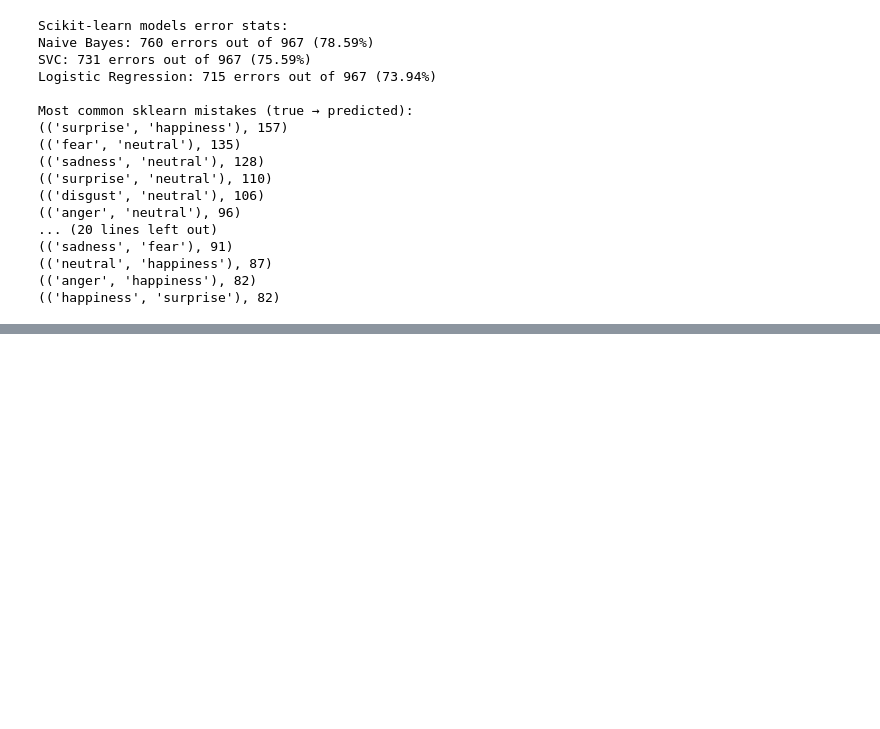
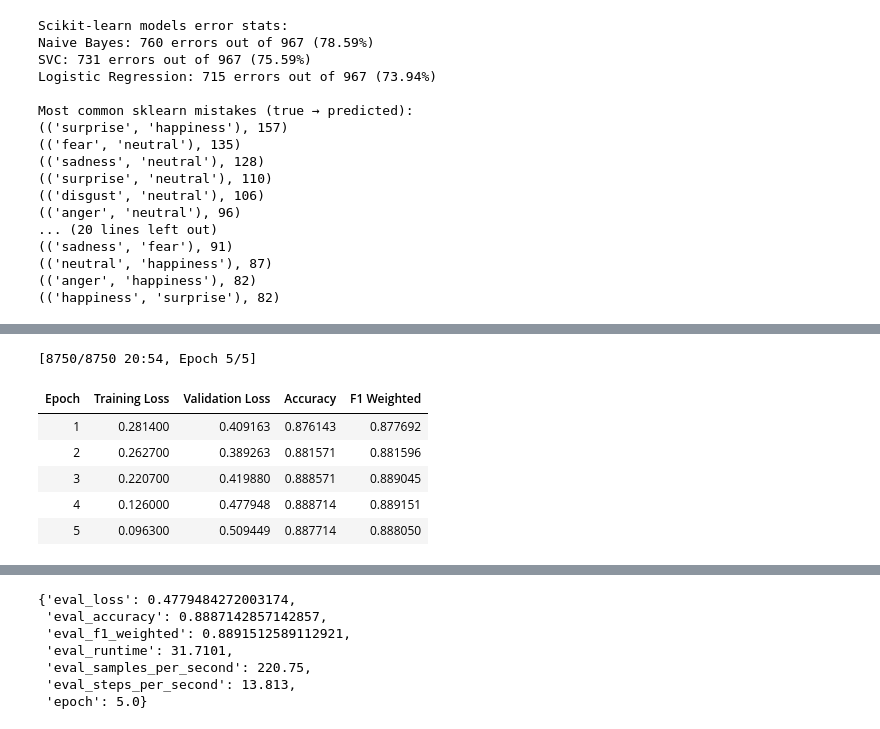
Before and after one commit to dafaqboomduck/nlp-project, a Jupyter notebook: Notebooks/Model-Iterations.ipynb, the cells around one changed output, grey strips where cells are left out. Cells and saved outputs as stored; diff of their text form; code cells hidden in the pictures; blank space fills up the shorter version.

```diff
--- a/Notebooks/Model-Iterations.ipynb
+++ b/Notebooks/Model-Iterations.ipynb
@@ -1172,0 +1224,9 @@ Most common sklearn mistakes (true → predicted):
+# %%
+train_df = pd.DataFrame({"text": X_train, "label": y_train})
+test_df = pd.DataFrame({"text": X_test, "label": y_test})
+
+train_dataset = Dataset.from_pandas(train_df)
+test_dataset = Dataset.from_pandas(test_df)
+
+tokenized_train = train_dataset.map(tokenize_function, batched=True)
+tokenized_test = test_dataset.map(tokenize_function, batched=True)
@@ -1172,0 +1261,15 @@ Most common sklearn mistakes (true → predicted):
+# %%
+training_args = TrainingArguments(
+    output_dir="./transformer-outputs",
+    eval_strategy="epoch",
+    save_strategy="epoch",
+    learning_rate=2e-5,
+    per_device_train_batch_size=16,
+    per_device_eval_batch_size=16,
+    num_train_epochs=5,
+    weight_decay=0.01,
+    load_best_model_at_end=True,
+    metric_for_best_model="accuracy",
+    logging_dir="./logs",
+    logging_steps=50
+)
@@ -1172,0 +1287,11 @@ Most common sklearn mistakes (true → predicted):
+# %%
+trainer.train()
+trainer.evaluate()
+# %% [output]
+[8750/8750 20:54, Epoch 5/5]
+| Epoch | Training Loss | Validation Loss | Accuracy | F1 Weighted |
+| 1 | 0.281400 | 0.409163 | 0.876143 | 0.877692 |
+| 2 | 0.262700 | 0.389263 | 0.881571 | 0.881596 |
+| 3 | 0.220700 | 0.419880 | 0.888571 | 0.889045 |
+| 4 | 0.126000 | 0.477948 | 0.888714 | 0.889151 |
+| 5 | 0.096300 | 0.509449 | 0.887714 | 0.888050 |
@@ -1172,0 +1299,7 @@ Most common sklearn mistakes (true → predicted):
+{'eval_loss': 0.4779484272003174,
+ 'eval_accuracy': 0.8887142857142857,
+ 'eval_f1_weighted': 0.8891512589112921,
+ 'eval_runtime': 31.7101,
+ 'eval_samples_per_second': 220.75,
+ 'eval_steps_per_second': 13.813,
+ 'epoch': 5.0}
```
Also changed, not shown: parts of 24 cells of this notebook.
